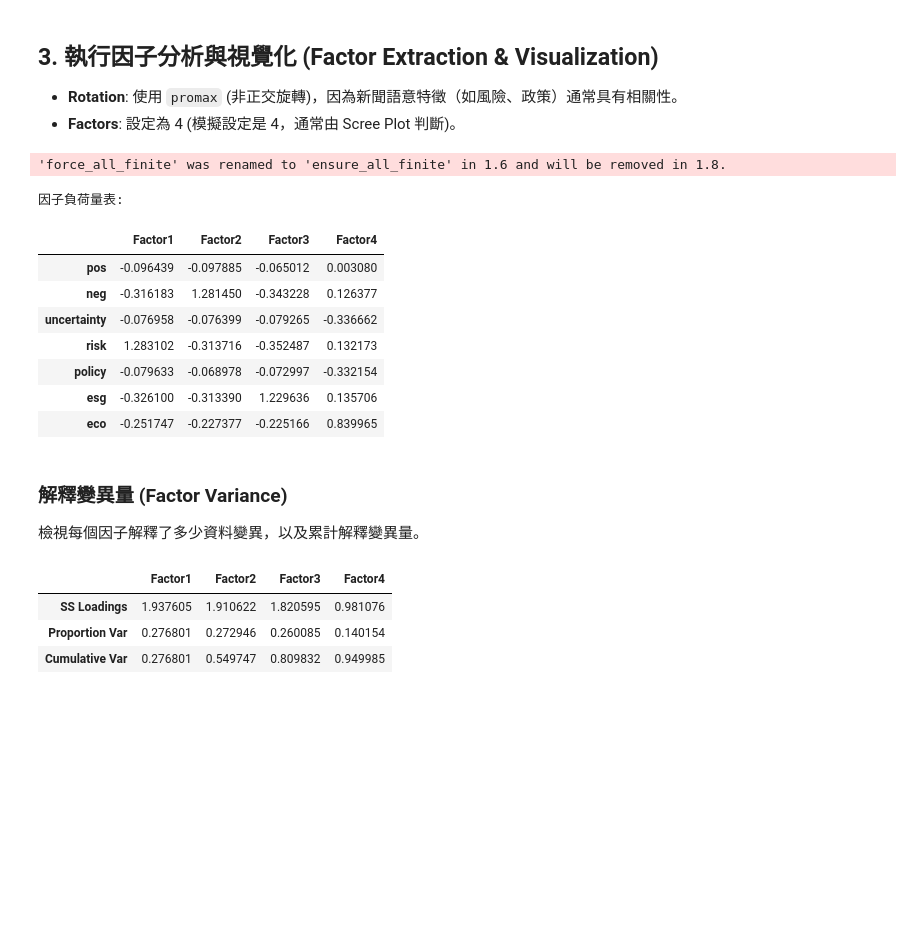
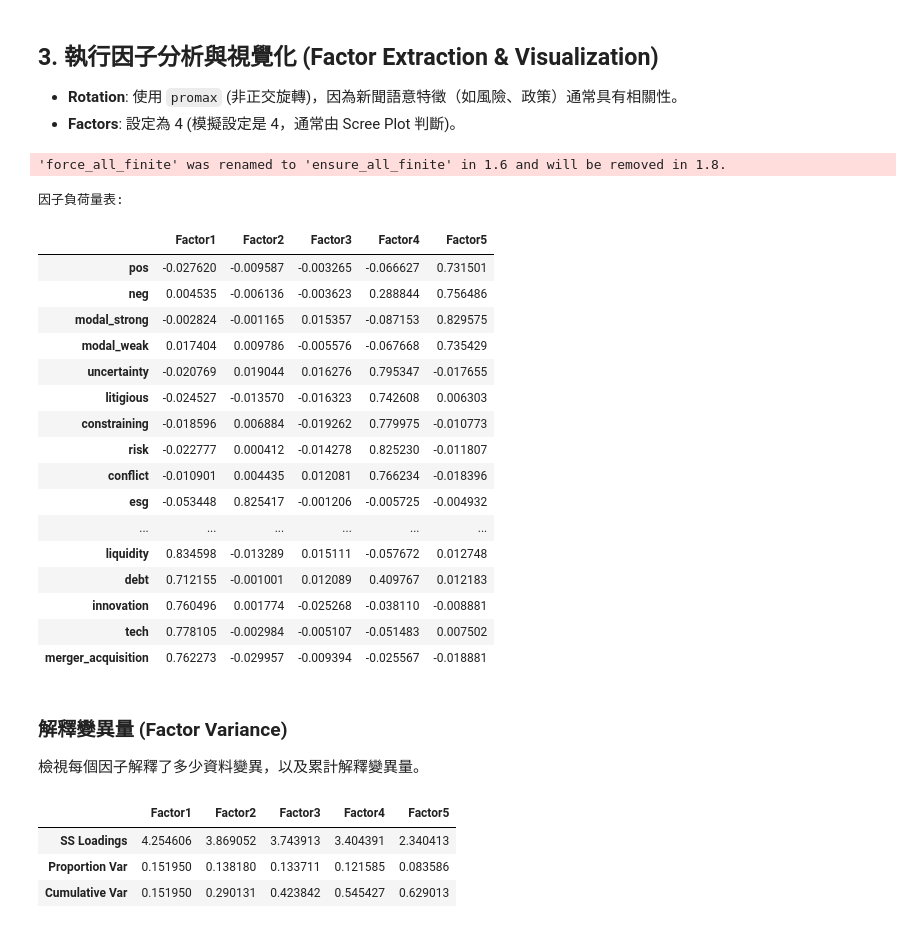
Before and after one commit to Xin95172/Personal-Project, a Jupyter notebook: 多變量分析/research.ipynb, the cells around one changed output. Saved outputs shown, nothing was run; the diff lists cells and outputs as text; code cells hidden in the pictures; blank space fills up the shorter version.

```diff
--- a/多變量分析/research.ipynb
+++ b/多變量分析/research.ipynb
@@ -69,11 +98,13 @@ def simulate_efa_features(
 # 例：產生 EFA 用資料 (Data Loading)
 df_X, L_true = simulate_efa_features(
     N=3000,
-    make_share=True,
-    noise_sd=0.8
+    K=8,             # 指定 8 個因子
+    make_share=False,
+    noise_sd=0.6     # 雜訊設小一點，讓結構更清晰
 )
 
 print(f"資料筆數: {len(df_X)}")
-df_X.head()
+print(f"變數欄位: {df_X.columns.tolist()}")
+df_X
 # %% [output]
 資料筆數: 3000
@@ -155,53 +270,77 @@ print(f"各因子特徵值: {np.round(ev, 2)}")
 *   **Rotation**: 使用 `promax` (非正交旋轉)，因為新聞語意特徵（如風險、政策）通常具有相關性。
 *   **Factors**: 設定為 4 (模擬設定是 4，通常由 Scree Plot 判斷)。
 # %%
-# 設定因子數為 4，並使用 promax 旋轉
-fa = FactorAnalyzer(n_factors=4, rotation='promax')
+# 設定因子數，並使用 promax 旋轉
+fa = FactorAnalyzer(n_factors=5, rotation='promax')
 fa.fit(df_X)
 
 # 取得因子負荷量 (Loading Matrix)
-loadings = pd.DataFrame(fa.loadings_, index=df_X.columns, columns=[f'Factor{i+1}' for i in range(4)])
+loadings = pd.DataFrame(
+    fa.loadings_,
+    index=df_X.columns,
+    columns=[f'Factor{i+1}' for i in range(fa.loadings_.shape[1])]
+)
 
 # 使用 Plotly 繪製 Heatmap
 fig = px.imshow(
     loadings,
     x=loadings.columns,
     y=loadings.index,
-    color_continuous_scale='RdBu_r',
-    zmin=-1, zmax=1,
-    text_auto='.2f',
-    aspect='auto',
-    title='Factor Loadings (Promax Rotation)'
+    text_auto='.2f',          # 顯示數值 (小數點2位)
+    aspect="auto",            # 自動調整長寬比，關鍵參數！
+    color_continuous_scale='RdBu_r',  # 紅藍配色，紅色代表高負荷
+    origin='upper',
+    title='Factor Loadings (Expanded View)'
 )
 fig.update_layout(
-    template='plotly_white'
+    height=1000,              # 拉長高度 (視變數數量調整，例如 800~1200)
+    width=600,                # 設定寬度
+    autosize=False
 )
 fig.show()
 
 print("因子負荷量表:")
 loadings
 # %% [output]
 'force_all_finite' was renamed to 'ensure_all_finite' in 1.6 and will be removed in 1.8.
 因子負荷量表:
-|  | Factor1 | Factor2 | Factor3 | Factor4 |
-| pos | -0.096439 | -0.097885 | -0.065012 | 0.003080 |
-| neg | -0.316183 | 1.281450 | -0.343228 | 0.126377 |
-| uncertainty | -0.076958 | -0.076399 | -0.079265 | -0.336662 |
-| risk | 1.283102 | -0.313716 | -0.352487 | 0.132173 |
-| policy | -0.079633 | -0.068978 | -0.072997 | -0.332154 |
-| esg | -0.326100 | -0.313390 | 1.229636 | 0.135706 |
-| eco | -0.251747 | -0.227377 | -0.225166 | 0.839965 |
+|  | Factor1 | Factor2 | Factor3 | Factor4 | Factor5 |
+| pos | -0.027620 | -0.009587 | -0.003265 | -0.066627 | 0.731501 |
+| neg | 0.004535 | -0.006136 | -0.003623 | 0.288844 | 0.756486 |
+| modal_strong | -0.002824 | -0.001165 | 0.015357 | -0.087153 | 0.829575 |
+| modal_weak | 0.017404 | 0.009786 | -0.005576 | -0.067668 | 0.735429 |
+| uncertainty | -0.020769 | 0.019044 | 0.016276 | 0.795347 | -0.017655 |
+| litigious | -0.024527 | -0.013570 | -0.016323 | 0.742608 | 0.006303 |
+| constraining | -0.018596 | 0.006884 | -0.019262 | 0.779975 | -0.010773 |
+| risk | -0.022777 | 0.000412 | -0.014278 | 0.825230 | -0.011807 |
+| conflict | -0.010901 | 0.004435 | 0.012081 | 0.766234 | -0.018396 |
+| esg | -0.053448 | 0.825417 | -0.001206 | -0.005725 | -0.004932 |
+| ... | ... | ... | ... | ... | ... |
+| liquidity | 0.834598 | -0.013289 | 0.015111 | -0.057672 | 0.012748 |
+| debt | 0.712155 | -0.001001 | 0.012089 | 0.409767 | 0.012183 |
+| innovation | 0.760496 | 0.001774 | -0.025268 | -0.038110 | -0.008881 |
+| tech | 0.778105 | -0.002984 | -0.005107 | -0.051483 | 0.007502 |
+| merger_acquisition | 0.762273 | -0.029957 | -0.009394 | -0.025567 | -0.018881 |
 # %% [markdown]
 ### 解釋變異量 (Factor Variance)
 檢視每個因子解釋了多少資料變異，以及累計解釋變異量。
 # %%
-variance_df = pd.DataFrame(fa.get_factor_variance(),
-                           index=['SS Loadings', 'Proportion Var', 'Cumulative Var'],
-                           columns=[f'Factor{i+1}' for i in range(4)])
+# 1. 取得資料 (Tuple)
+variance_tuple = fa.get_factor_variance()
+
+# 2. 轉成 Numpy Array 以便處理形狀
+variance_arr = np.array(variance_tuple)
+
+# 3. 建立 DataFrame
+variance_df = pd.DataFrame(
+    variance_arr,
+    index=['SS Loadings', 'Proportion Var', 'Cumulative Var'],
+    columns=[f'Factor{i+1}' for i in range(variance_arr.shape[1])]
+)
 
 variance_df
 # %% [output]
-|  | Factor1 | Factor2 | Factor3 | Factor4 |
-| SS Loadings | 1.937605 | 1.910622 | 1.820595 | 0.981076 |
-| Proportion Var | 0.276801 | 0.272946 | 0.260085 | 0.140154 |
-| Cumulative Var | 0.276801 | 0.549747 | 0.809832 | 0.949985 |
+|  | Factor1 | Factor2 | Factor3 | Factor4 | Factor5 |
+| SS Loadings | 4.254606 | 3.869052 | 3.743913 | 3.404391 | 2.340413 |
+| Proportion Var | 0.151950 | 0.138180 | 0.133711 | 0.121585 | 0.083586 |
+| Cumulative Var | 0.151950 | 0.290131 | 0.423842 | 0.545427 | 0.629013 |
```
Also changed, not shown: parts of 19 cells of this notebook, 2 other files.
